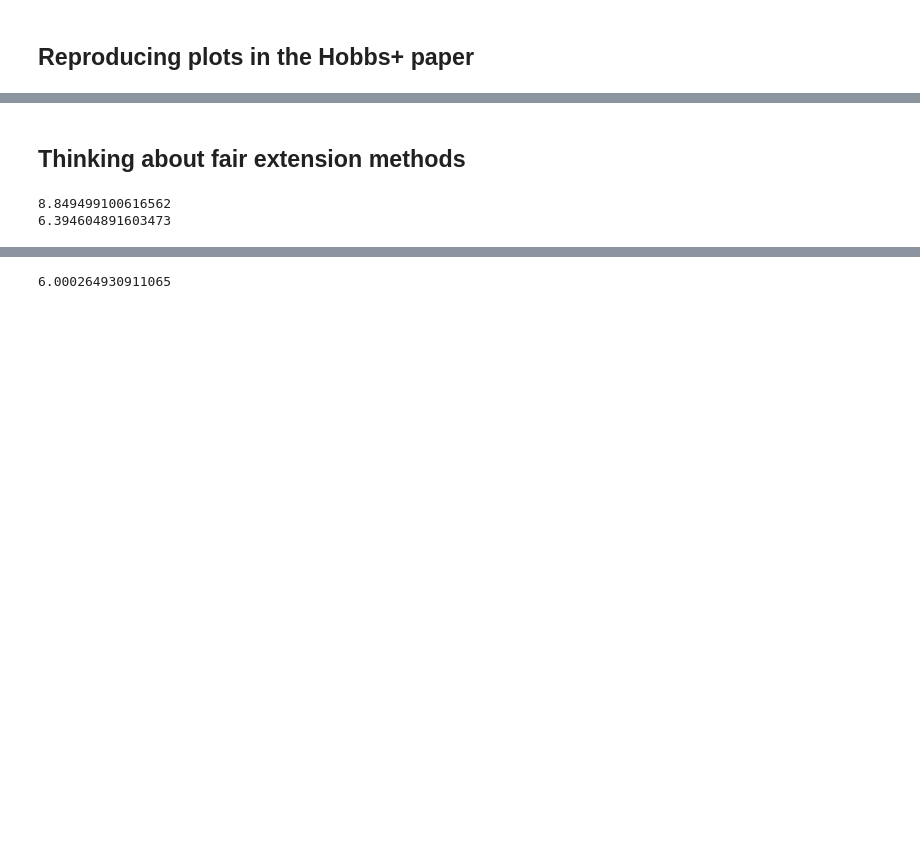
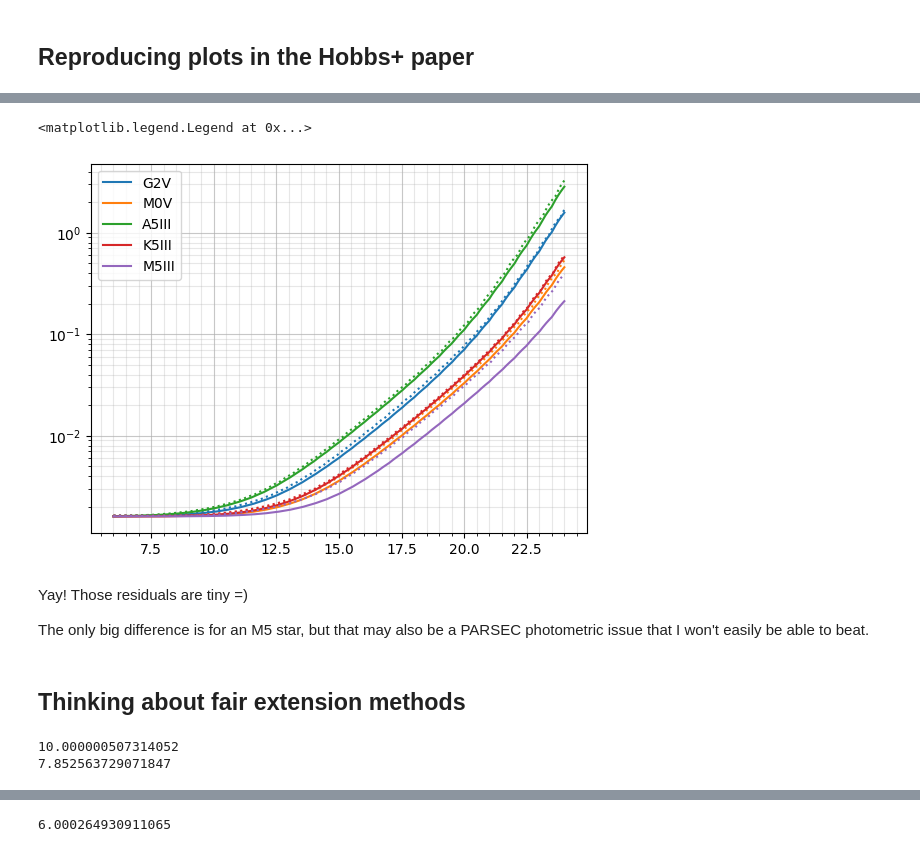
Before and after one commit to emilyhunt/gaianir-open-clusters, a Jupyter notebook: prototypes/astrometry/astrometry_models.ipynb, the cells around one changed output, grey strips where cells are left out. Drawn from its saved outputs; the diff is of its cells as text; code cells hidden in the pictures; blank space fills up the shorter version.

```diff
--- a/prototypes/astrometry/astrometry_models.ipynb
+++ b/prototypes/astrometry/astrometry_models.ipynb
@@ -69,3 +113,45 @@ for i, teff in enumerate(np.geomspace(2000, 50000, num=5)):
+# %%
+years = 5
+mission = "GaiaNIR-L"
+
+model_normal = AstrometryModel(years=years, mission=mission)
+model_electron = AstrometryModelElectronBased(years=years, mission=mission)
+# %%
+fig, ax = plt.subplots()
+
+cmap = plt.get_cmap("tab10")
+
+i = 0
+for star_type, teff in _effective_temperature_map.items():
+    if teff > 10000 or teff < 3000:
+        continue
+    stars = pd.DataFrame.from_dict(
+        dict(teff=teff, label=0, G=np.linspace(6, 24, num=500))
+    )
+    pmra_error, pmdec_error, parallax_error = model_normal.predict(stars)
+
+    color = cmap(i)
+    ax.plot(stars["G"], pmra_error, "-", color=color, label=star_type)
+    ax.plot(
+        stars["G"],
+        model_electron.predict(stars["G"] + n_int(stars["teff"]))[0],
+        ":",
+        color=color,
+    )
+    i += 1
+
+ax.set(yscale="log")
+ax.grid(which="major", alpha=0.7)
+ax.minorticks_on()
+ax.grid(which="minor", alpha=0.3)
+ax.legend()
+# %% [output]
+<matplotlib.legend.Legend at 0x...>
+[figure, added]
+# %% [markdown]
+Yay! Those residuals are tiny =)
+
+The only big difference is for an M5 star, but that may also be a PARSEC photometric issue that I won't easily be able to beat.
 # %% [markdown]
 ## Thinking about fair extension methods
 # %%
@@ -93,14 +179,14 @@ n_int = interp1d(iso_good['temperature'], iso_good['N'])
 
 g_to_n_int = interp1d(iso_good['Gmag'], iso_good['N'])
 # %%
-temp = 3800
-distance = 13440
+temp = 3980
+distance = 25.83189
 
 d_factor = 5 * np.log10(distance) - 5
-print(g_int(3800) + d_factor)
-print(n_int(3800) + d_factor)
+print(g_int(temp) + d_factor)
+print(n_int(temp) + d_factor)
 # %% [output]
-8.849499100616562
-6.394604891603473
+10.000000507314052
+7.852563729071847
 # %%
 def mag_to_electrons(mag):
```
Also changed, not shown: parts of 10 cells of this notebook, 1 other file.
